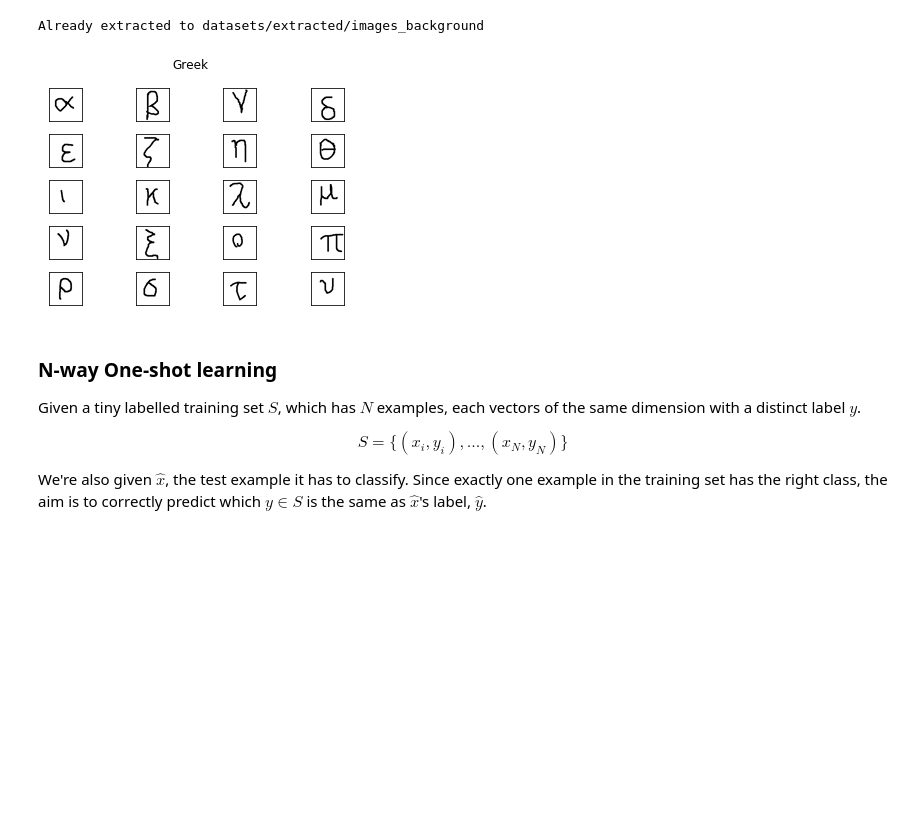
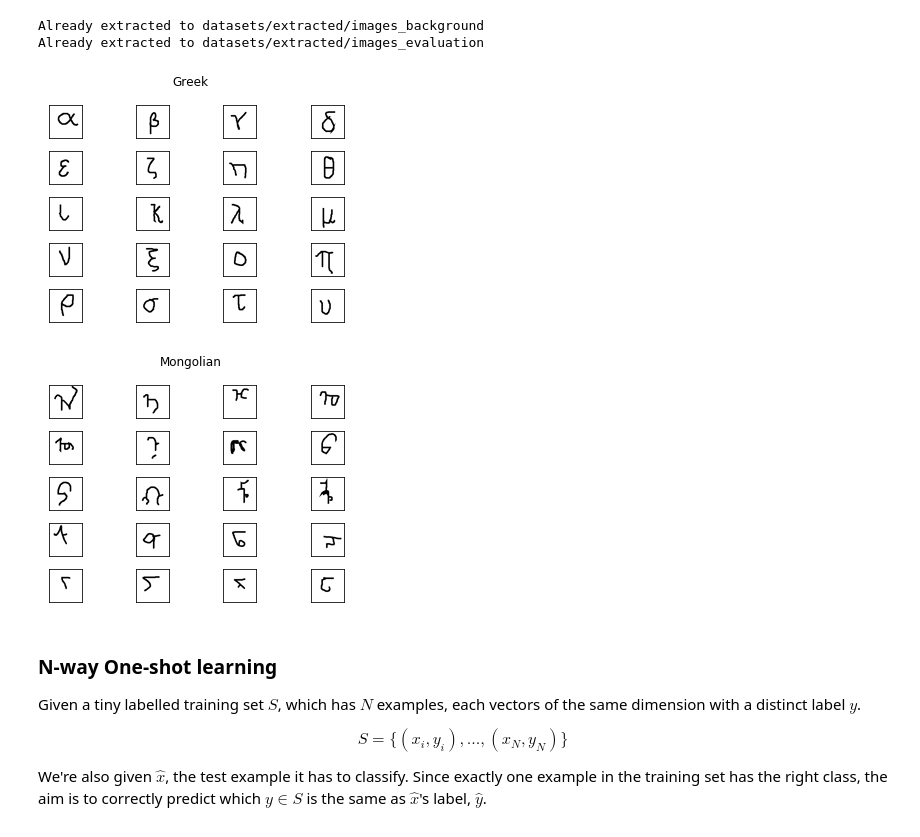
Before and after one commit to victor-iyi/few-shot-learning, a Jupyter notebook: one-shot.ipynb, the cells around one changed output. Saved outputs shown, nothing was run; the diff lists cells and outputs as text; code cells hidden in the pictures; blank space fills up the shorter version.

Commit message:
Visualizing dataset

```diff
--- a/one-shot.ipynb
+++ b/one-shot.ipynb
@@ -110,16 +124,22 @@ import omniglot
 # %%
 # Directory containing compressed files.
 comp_dir = omniglot.compressed_dir
 
-# Extract `images_background`.
+# Extract `images_background` & `images_evaluation`.
 image_bg_dir = omniglot.Dataset.extract(os.path.join(comp_dir, 'images_background.tar.gz'))
+image_ev_dir = omniglot.Dataset.extract(os.path.join(comp_dir, 'images_evaluation.tar.gz'))
 
 
 # Visualize one random character from 20 different classes of Greek alphabet.
 omniglot.Visualize.symbols(directory=os.path.join(image_bg_dir, 'Greek'))
+
+# Visualize one random character from 20 different classes of Mongolian alphabet.
+omniglot.Visualize.symbols(directory=os.path.join(image_ev_dir, 'Mongolian'))
 # %% [output]
 Already extracted to datasets/extracted/images_background
+Already extracted to datasets/extracted/images_evaluation
-[figure, old version]
+[figure, new version]
+[figure, added]
 # %%
 # # Data directory.
 # data_dir = omniglot.data_dir
```
Also changed, not shown: parts of 2 cells of this notebook.
